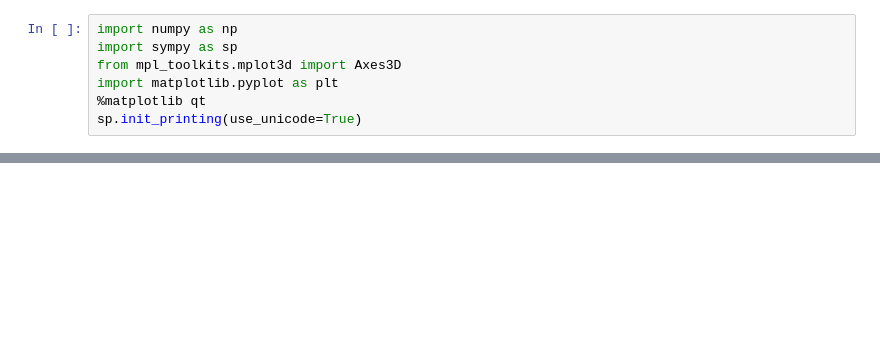
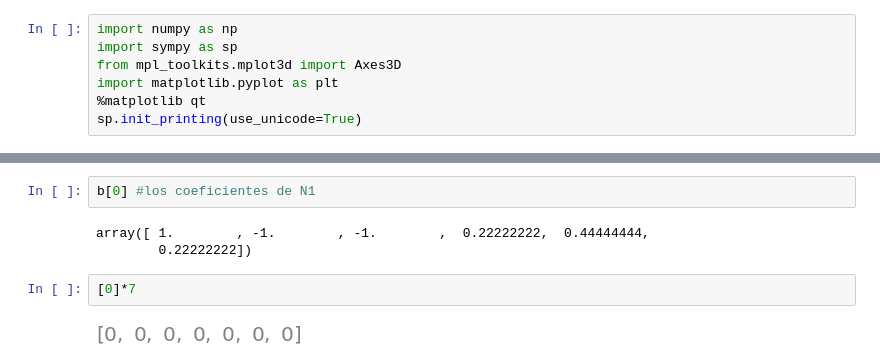
Before and after one commit to gdesirena/Elementos-Finitos, a Jupyter notebook: Modulo2/Capitulo-04/00_Funciones de Forma Cuadráticas_clase.ipynb, the cells around one changed output, grey strips where cells are left out. Drawn from its saved outputs; the diff is of its cells as text; blank space fills up the shorter version.

```diff
--- a/Modulo2/Capitulo-04/00_Funciones de Forma Cuadráticas_clase.ipynb
+++ b/Modulo2/Capitulo-04/00_Funciones de Forma Cuadráticas_clase.ipynb
@@ -9,0 +68,9 @@ sp.init_printing(use_unicode=True)
+# %%
+b[0] #los coeficientes de N1
+# %% [output]
+array([ 1.        , -1.        , -1.        ,  0.22222222,  0.44444444,
+        0.22222222])
+# %%
+[0]*7
+# %% [output]
+[figure, added]
```
Also changed, not shown: parts of 8 cells of this notebook, 4 other files.
